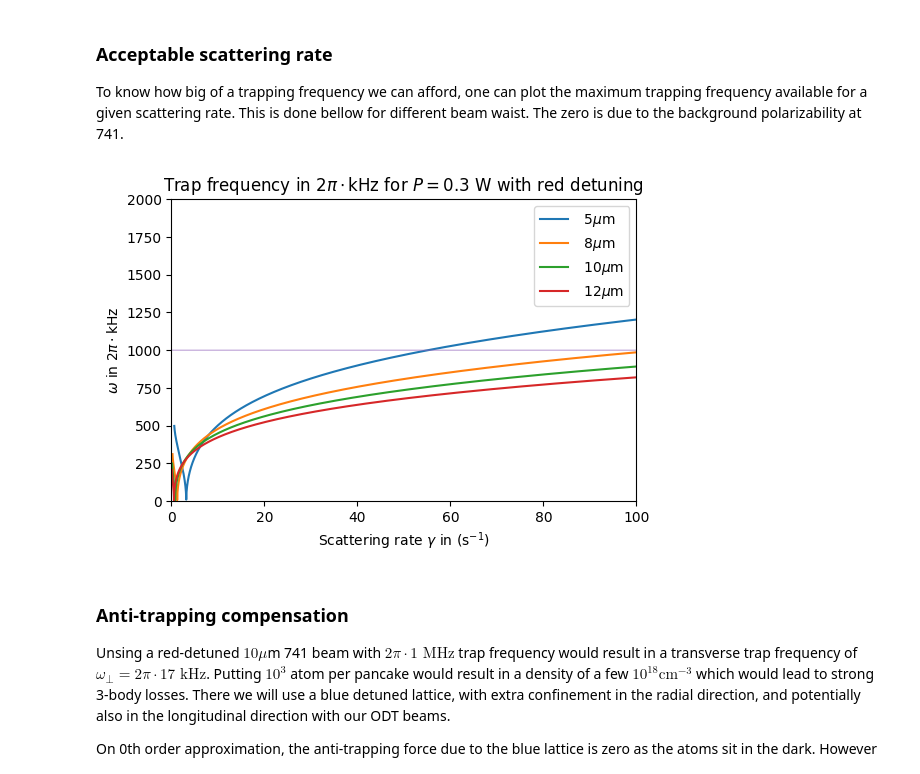
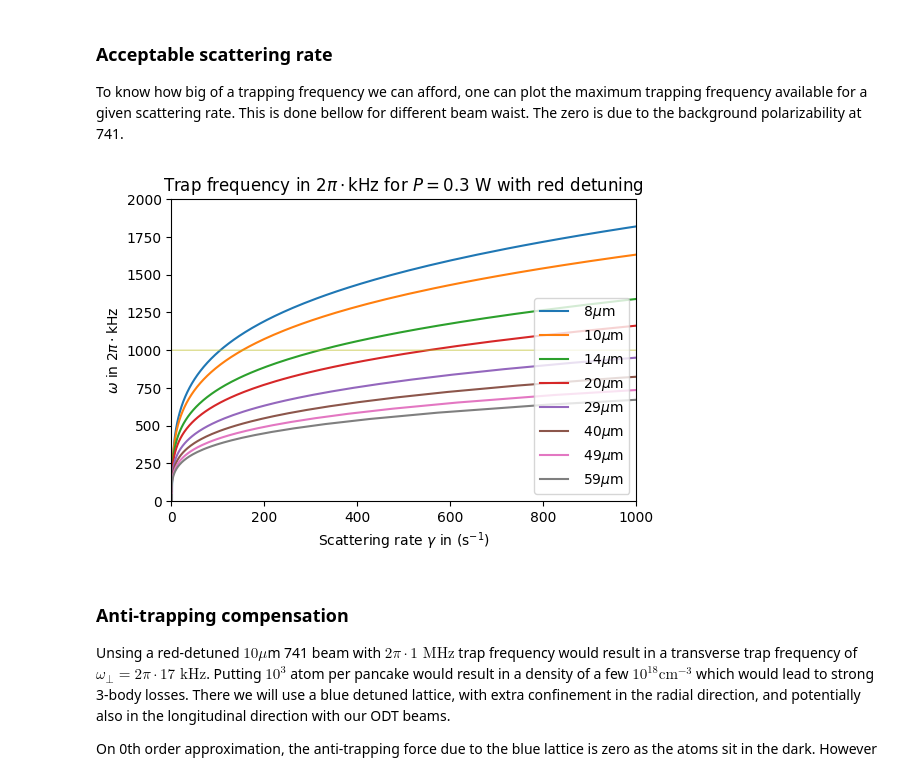
Before and after one commit to barralp/dypole-lattice, a Jupyter notebook: Dypole-notebook.ipynb, the cells around one changed output. Saved outputs shown, nothing was run; the diff lists cells and outputs as text; code cells hidden in the pictures.

```diff
--- a/Dypole-notebook.ipynb
+++ b/Dypole-notebook.ipynb
@@ -91,0 +93,5 @@ A trap frequency of 100 kHz corresponds to 508 recoils
+# %%
+omega_z = 2*np.pi*5*10**3 # Hertz
+Trap_depth = m*(omega_z)**2/(2*(2*np.pi/(741*10**(-9)))**2)
+print("A trap frequency of " + str(int(omega_z/(2*np.pi*10**3))) +
+      " kHz corresponds to a trap depth of " + str(int(Trap_depth/(2*np.pi*hbar*10**3)))+ " kHz")
@@ -117,7 +125,9 @@ A $P = 0.5\text{ W}$ and $w_{0} = 10\mu\text{m}$ beam, without even thinking of
 # %%
 P = 0.3 # watts
 w_0 = 8*10**(-6) # meters
-detuning = 33.8*2*np.pi*10**(9) # Hz
+#detuning = 33.8*2*np.pi*10**(9) # Hz
+detuning = 10*2*np.pi*10**(9) # Hz
+P = 0.006
 
 def trapFrequency(P, w_0, detuning): # P in watt, w_0 in m, Delta in Hz
     polarizability_prefactor = 3*np.pi*kappa_red*epsilon_0*c**3*Gamma_741/(omega_741**3)
@@ -224,7 +266,7 @@ Similarly we have for the red state:
 # %%
 P = 0.3 # watts
 w_0 = 8*10**(-6) # meters
-detuning = 2*np.pi*100*10**9 # Hz
+detuning = 2*np.pi*10*10**9 # Hz
 
 def gamma_red(P, w_0, detuning):
     gamma_red_prefactor = 3*kappa_red*c**2*Gamma_741**2/(hbar*omega_741**3)
@@ -353,27 +395,27 @@ The reduction is 0.14 compare to threshold
 
 To know how big of a trapping frequency we can afford, one can plot the maximum trapping frequency available for a given scattering rate. This is done bellow for different beam waist. The zero is due to the background polarizability at 741.
 # %%
-w_0_list = np.array([5, 8, 10, 12])*10**(-6)   # This is the list of the different beam waists we want to try
+w_0_list = np.array([8, 10, 15, 20, 30, 40, 50, 60])*10**(-6)   # This is the list of the different beam waists we want to try
 P = 0.3   # laser power
 Detuning = np.linspace(300,0.01,10000)*2*np.pi*10**9    # + for blue detuning
 
 
 plt.figure()
 for w_0 in w_0_list:
     Omega = trapFrequency(P, w_0, Detuning)
     Gamma = gamma_blue(P, w_0) + gamma_red(P, w_0, Detuning)
     Omega_norm = Omega/(2*np.pi*10**3)
     plt.plot(Gamma, Omega_norm, label = r' '+ str(int(w_0*10**6)) + '$\mu$m' )
 plt.plot(Gamma, Gamma*0 + 1000, lw = 0.5)
-plt.xlim((0,100))
+plt.xlim((0,1000))
 plt.ylim((0,2000))
 plt.title(r'Trap frequency in $2\pi\cdot$kHz for $P = $'+ str(P)+' W with red detuning')
 plt.xlabel(r'Scattering rate $\gamma$ in (s$^{-1}$)')
 plt.ylabel(r'$\omega$ in $2\pi\cdot$kHz')
 plt.legend()
 plt.show()
 # %% [output]
-[figure, old version]
+[figure, new version]
 # %% [markdown]
 ### Anti-trapping compensation
 
```
Also changed, not shown: parts of 12 cells of this notebook.
